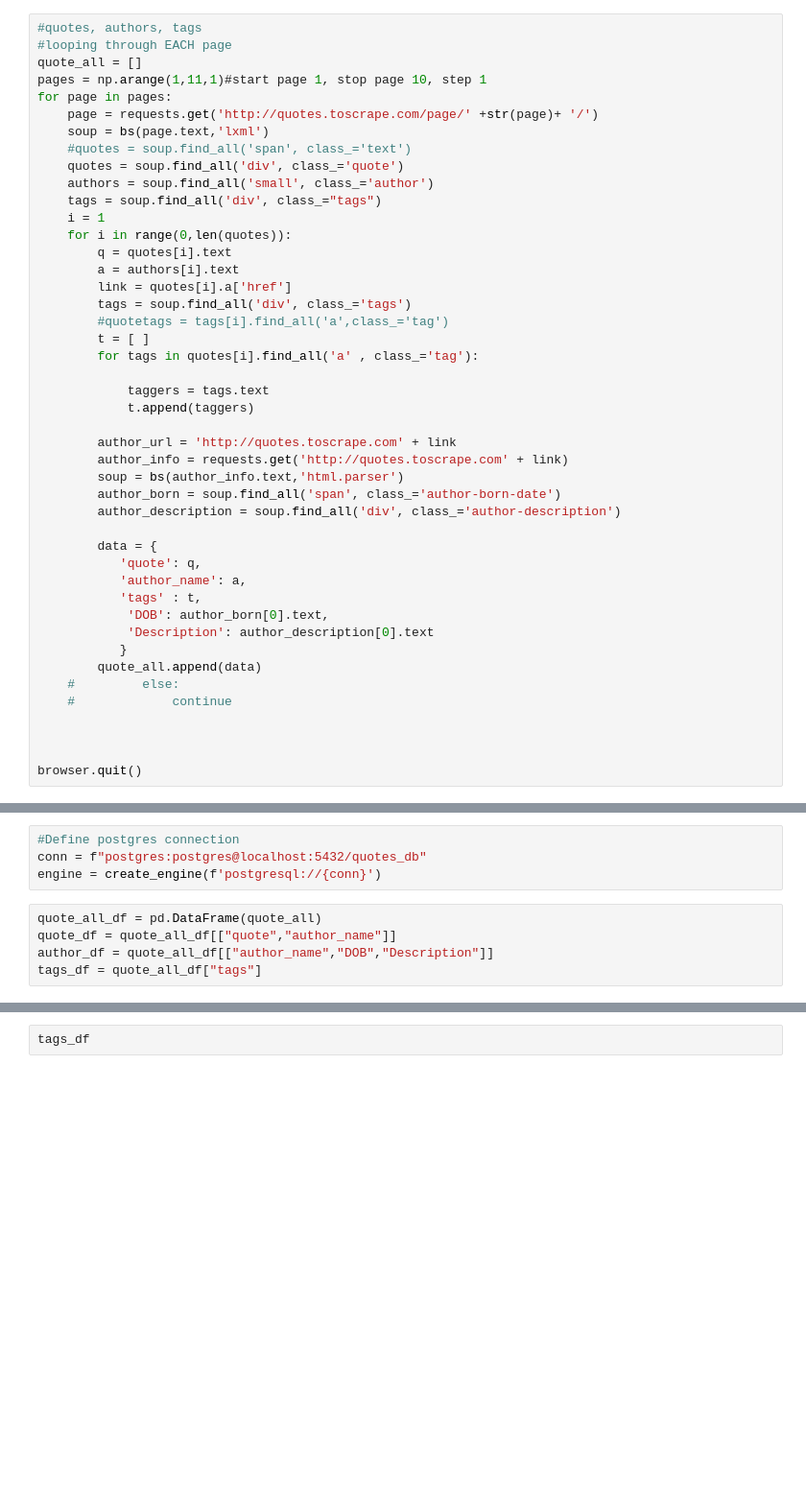
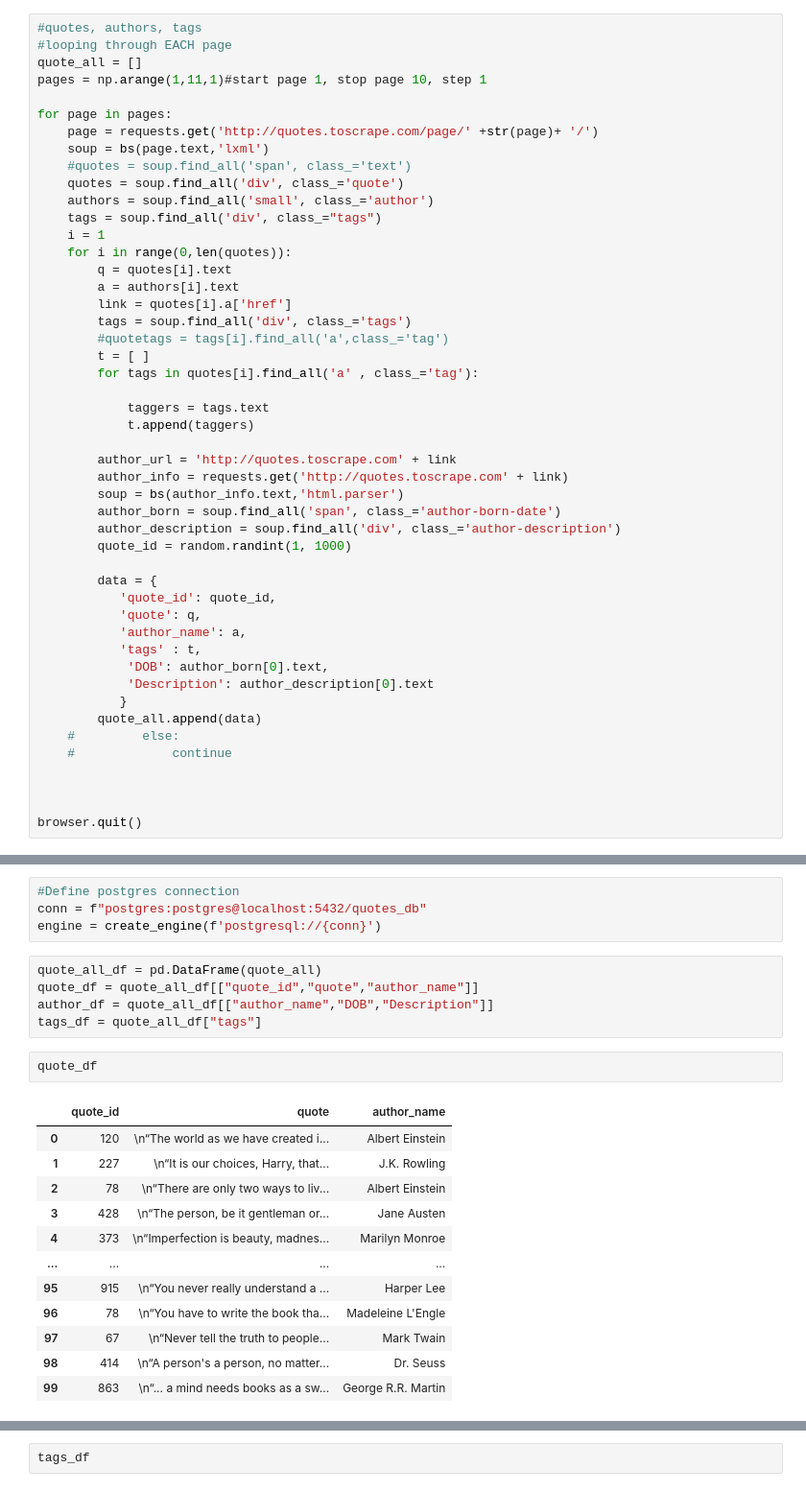
Before and after one commit to stellakk75/ETL-Project, a Jupyter notebook: Scraping-12032020.ipynb, the cells around one changed output, grey strips where cells are left out. Shown at 96% size. Drawn from its saved outputs; the diff is of its cells as text; blank space fills up the shorter version.

Commit message:
Added quote ID

```diff
--- a/Scraping-12032020.ipynb
+++ b/Scraping-12032020.ipynb
@@ -43,6 +45,7 @@ def get_author(url):
 #looping through EACH page
 quote_all = []
 pages = np.arange(1,11,1)#start page 1, stop page 10, step 1
+
 for page in pages:
     page = requests.get('http://quotes.toscrape.com/page/' +str(page)+ '/')
     soup = bs(page.text,'lxml')
@@ -68,8 +71,10 @@ for page in pages:
         soup = bs(author_info.text,'html.parser')
         author_born = soup.find_all('span', class_='author-born-date')
         author_description = soup.find_all('div', class_='author-description')
+        quote_id = random.randint(1, 1000)
 
         data = {
+           'quote_id': quote_id,
            'quote': q,
            'author_name': a,
            'tags' : t,
@@ -123,6 +128,21 @@ conn = f"postgres:postgres@localhost:5432/quotes_db"
 engine = create_engine(f'postgresql://{conn}')
 # %%
 quote_all_df = pd.DataFrame(quote_all)
-quote_df = quote_all_df[["quote","author_name"]]
+quote_df = quote_all_df[["quote_id","quote","author_name"]]
 author_df = quote_all_df[["author_name","DOB","Description"]]
 tags_df = quote_all_df["tags"]
+# %%
+quote_df
+# %% [output]
+|  | quote_id | quote | author_name |
+| 0 | 120 | \n“The world as we have created i... | Albert Einstein |
+| 1 | 227 | \n“It is our choices, Harry, that... | J.K. Rowling |
+| 2 | 78 | \n“There are only two ways to liv... | Albert Einstein |
+| 3 | 428 | \n“The person, be it gentleman or... | Jane Austen |
+| 4 | 373 | \n“Imperfection is beauty, madnes... | Marilyn Monroe |
+| ... | ... | ... | ... |
+| 95 | 915 | \n“You never really understand a ... | Harper Lee |
+| 96 | 78 | \n“You have to write the book tha... | Madeleine L'Engle |
+| 97 | 67 | \n“Never tell the truth to people... | Mark Twain |
+| 98 | 414 | \n“A person's a person, no matter... | Dr. Seuss |
+| 99 | 863 | \n“... a mind needs books as a sw... | George R.R. Martin |
```
Also changed, not shown: parts of 3 cells of this notebook.
